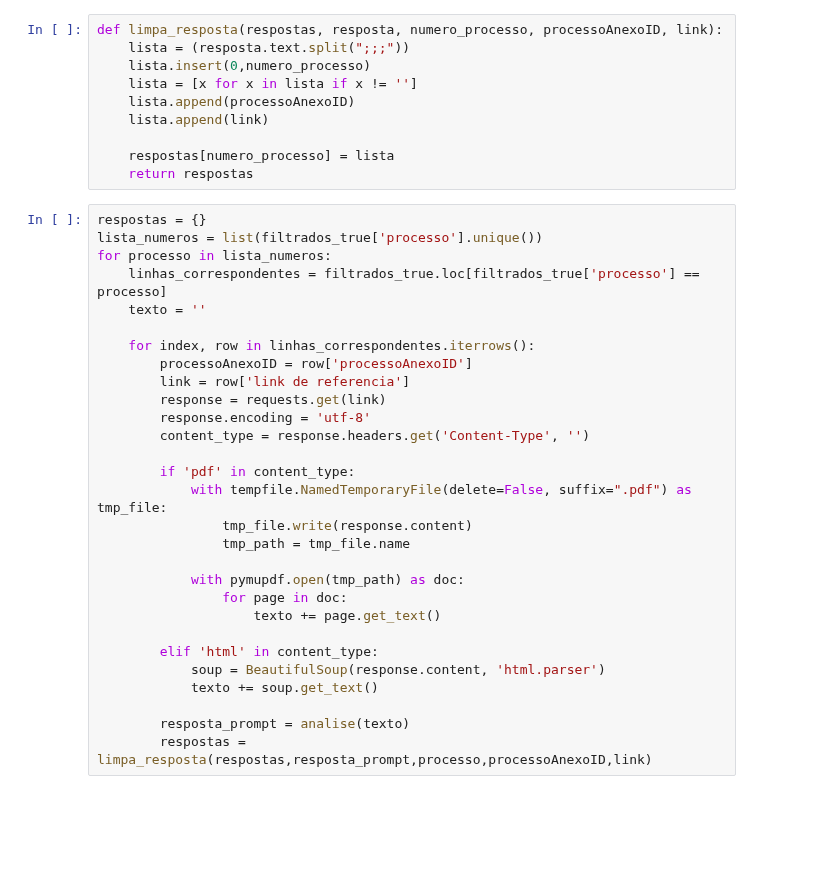
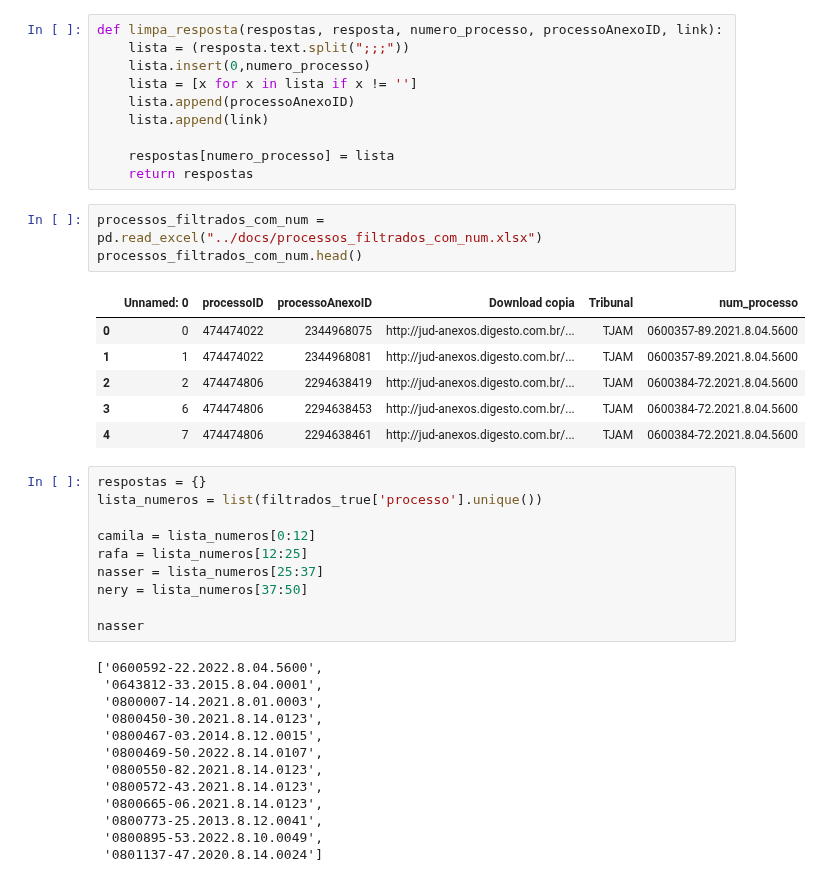
Before and after one commit to pedronery07/Projeto_InsperData_AECOM, a Jupyter notebook: testes_gemini/filtrado.ipynb, the cells around one changed output. Saved outputs shown, nothing was run; the diff lists cells and outputs as text; blank space fills up the shorter version.

```diff
--- a/testes_gemini/filtrado.ipynb
+++ b/testes_gemini/filtrado.ipynb
@@ -157,32 +161,36 @@ def limpa_resposta(respostas, resposta, numero_processo, processoAnexoID, link):
 
     respostas[numero_processo] = lista
     return respostas
+# %%
+processos_filtrados_com_num = pd.read_excel("../docs/processos_filtrados_com_num.xlsx")
+processos_filtrados_com_num.head()
+# %% [output]
+|  | Unnamed: 0 | processoID | processoAnexoID | Download copia | Tribunal | num_processo |
+| 0 | 0 | 474474022 | 2344968075 | http://jud-anexos.digesto.com.br/... | TJAM | 0600357-89.2021.8.04.5600 |
+| 1 | 1 | 474474022 | 2344968081 | http://jud-anexos.digesto.com.br/... | TJAM | 0600357-89.2021.8.04.5600 |
+| 2 | 2 | 474474806 | 2294638419 | http://jud-anexos.digesto.com.br/... | TJAM | 0600384-72.2021.8.04.5600 |
+| 3 | 6 | 474474806 | 2294638453 | http://jud-anexos.digesto.com.br/... | TJAM | 0600384-72.2021.8.04.5600 |
+| 4 | 7 | 474474806 | 2294638461 | http://jud-anexos.digesto.com.br/... | TJAM | 0600384-72.2021.8.04.5600 |
 # %%
 respostas = {}
 lista_numeros = list(filtrados_true['processo'].unique())
-for processo in lista_numeros:
-    linhas_correspondentes = filtrados_true.loc[filtrados_true['processo'] == processo]
-    texto = ''
 
-    for index, row in linhas_correspondentes.iterrows():
-        processoAnexoID = row['processoAnexoID']
-        link = row['link de referencia']
-        response = requests.get(link)
-        response.encoding = 'utf-8'
-        content_type = response.headers.get('Content-Type', '')
+camila = lista_numeros[0:12]
+rafa = lista_numeros[12:25]
+nasser = lista_numeros[25:37]
+nery = lista_numeros[37:50]
 
-        if 'pdf' in content_type:
-            with tempfile.NamedTemporaryFile(delete=False, suffix=".pdf") as tmp_file:
-                tmp_file.write(response.content)
-                tmp_path = tmp_file.name
-
-            with pymupdf.open(tmp_path) as doc:
-                for page in doc:
-                    texto += page.get_text()
-
-        elif 'html' in content_type:
-            soup = BeautifulSoup(response.content, 'html.parser')
-            texto += soup.get_text()
-
-        resposta_prompt = analise(texto)
-        respostas = limpa_resposta(respostas,resposta_prompt,processo,processoAnexoID,link)
+nasser
+# %% [output]
+['0600592-22.2022.8.04.5600',
+ '0643812-33.2015.8.04.0001',
+ '0800007-14.2021.8.01.0003',
+ '0800450-30.2021.8.14.0123',
+ '0800467-03.2014.8.12.0015',
+ '0800469-50.2022.8.14.0107',
+ '0800550-82.2021.8.14.0123',
+ '0800572-43.2021.8.14.0123',
+ '0800665-06.2021.8.14.0123',
+ '0800773-25.2013.8.12.0041',
+ '0800895-53.2022.8.10.0049',
+ '0801137-47.2020.8.14.0024']
```
Also changed, not shown: parts of 5 cells of this notebook.
